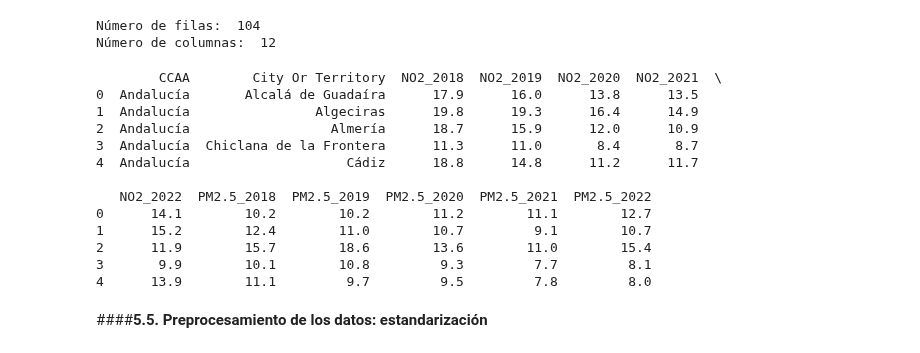
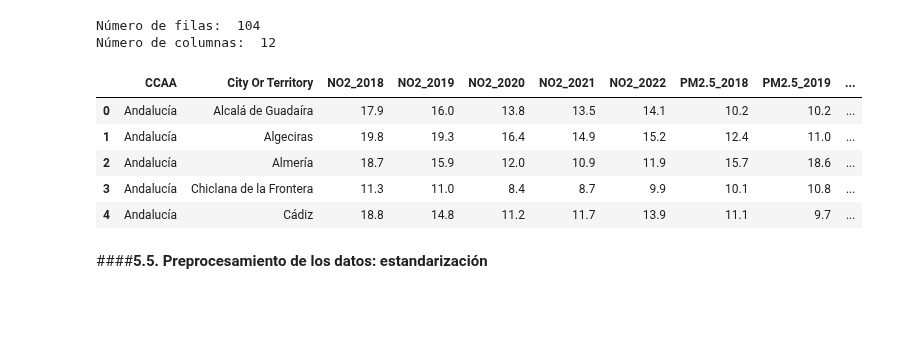
Before and after one commit to angulorojasmariaclaudia-coder/TRABAJO-FINAL-TECNICAS-DE-CIENCIAS-DE-DATOS, a Jupyter notebook: Informe_Final.ipynb, the cells around one changed output. Saved outputs shown, nothing was run; the diff lists cells and outputs as text; code cells hidden in the pictures; blank space fills up the shorter version.

```diff
--- a/Informe_Final.ipynb
+++ b/Informe_Final.ipynb
@@ -497,22 +497,15 @@ print('Número de columnas: ', df_final.shape[1])
 # %% [output]
 Número de filas:  104
 Número de columnas:  12
-# %%
-print(df_final.head())
-# %% [output]
-        CCAA        City Or Territory  NO2_2018  NO2_2019  NO2_2020  NO2_2021  \
-0  Andalucía       Alcalá de Guadaíra      17.9      16.0      13.8      13.5
-1  Andalucía                Algeciras      19.8      19.3      16.4      14.9
-2  Andalucía                  Almería      18.7      15.9      12.0      10.9
-3  Andalucía  Chiclana de la Frontera      11.3      11.0       8.4       8.7
-4  Andalucía                    Cádiz      18.8      14.8      11.2      11.7
-
-   NO2_2022  PM2.5_2018  PM2.5_2019  PM2.5_2020  PM2.5_2021  PM2.5_2022
-0      14.1        10.2        10.2        11.2        11.1        12.7
-1      15.2        12.4        11.0        10.7         9.1        10.7
-2      11.9        15.7        18.6        13.6        11.0        15.4
-3       9.9        10.1        10.8         9.3         7.7         8.1
-4      13.9        11.1         9.7         9.5         7.8         8.0
+# %%
+df_final.head()
+# %% [output]
+|  | CCAA | City Or Territory | NO2_2018 | NO2_2019 | NO2_2020 | NO2_2021 | NO2_2022 | PM2.5_2018 | PM2.5_2019 | ... |
+| 0 | Andalucía | Alcalá de Guadaíra | 17.9 | 16.0 | 13.8 | 13.5 | 14.1 | 10.2 | 10.2 | ... |
+| 1 | Andalucía | Algeciras | 19.8 | 19.3 | 16.4 | 14.9 | 15.2 | 12.4 | 11.0 | ... |
+| 2 | Andalucía | Almería | 18.7 | 15.9 | 12.0 | 10.9 | 11.9 | 15.7 | 18.6 | ... |
+| 3 | Andalucía | Chiclana de la Frontera | 11.3 | 11.0 | 8.4 | 8.7 | 9.9 | 10.1 | 10.8 | ... |
+| 4 | Andalucía | Cádiz | 18.8 | 14.8 | 11.2 | 11.7 | 13.9 | 11.1 | 9.7 | ... |
 # %% [markdown]
 ####**5.5. Preprocesamiento de los datos: estandarización**
 # %% [markdown]
```
Also changed, not shown: parts of 7 cells of this notebook.
